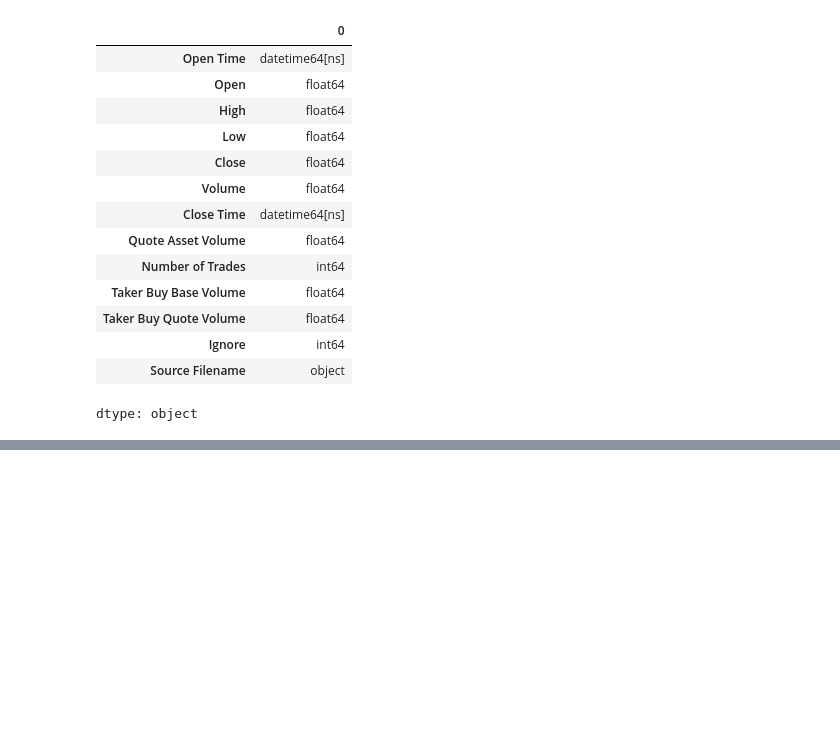
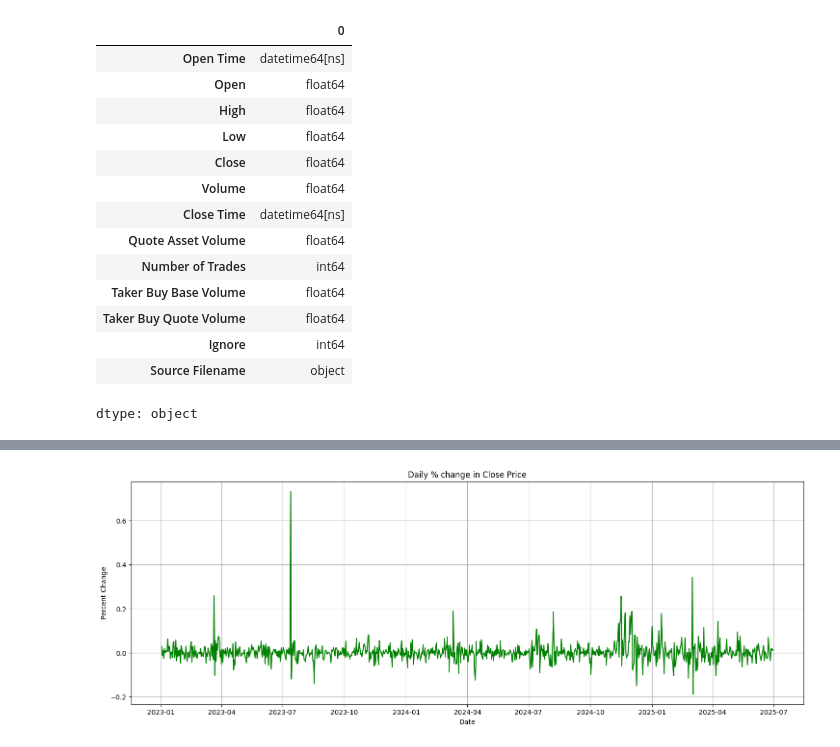
Before and after one commit to mittushaji25/crypto-xrp-analysis, a Jupyter notebook: notebooks/xrpusdt_analysis.ipynb, the cells around one changed output, grey strips where cells are left out. Drawn from its saved outputs; the diff is of its cells as text; code cells hidden in the pictures; blank space fills up the shorter version.

```diff
--- a/notebooks/xrpusdt_analysis.ipynb
+++ b/notebooks/xrpusdt_analysis.ipynb
@@ -170,0 +323,12 @@ all_data.to_csv("xrpusdt_data_cleaned.csv", index=False)
+# %%
+xrp_data['% change'] = xrp_data['close'].pct_change()
+# %%
+plt.figure(figsize=(18, 6))
+plt.plot(xrp_data['% change'], color='green')
+plt.title('Daily % change in Close Price')
+plt.xlabel('Date')
+plt.ylabel('Percent Change')
+plt.grid(True)
+plt.show()
+# %% [output]
+[figure, added]
```
Also changed, not shown: parts of 37 cells of this notebook.
